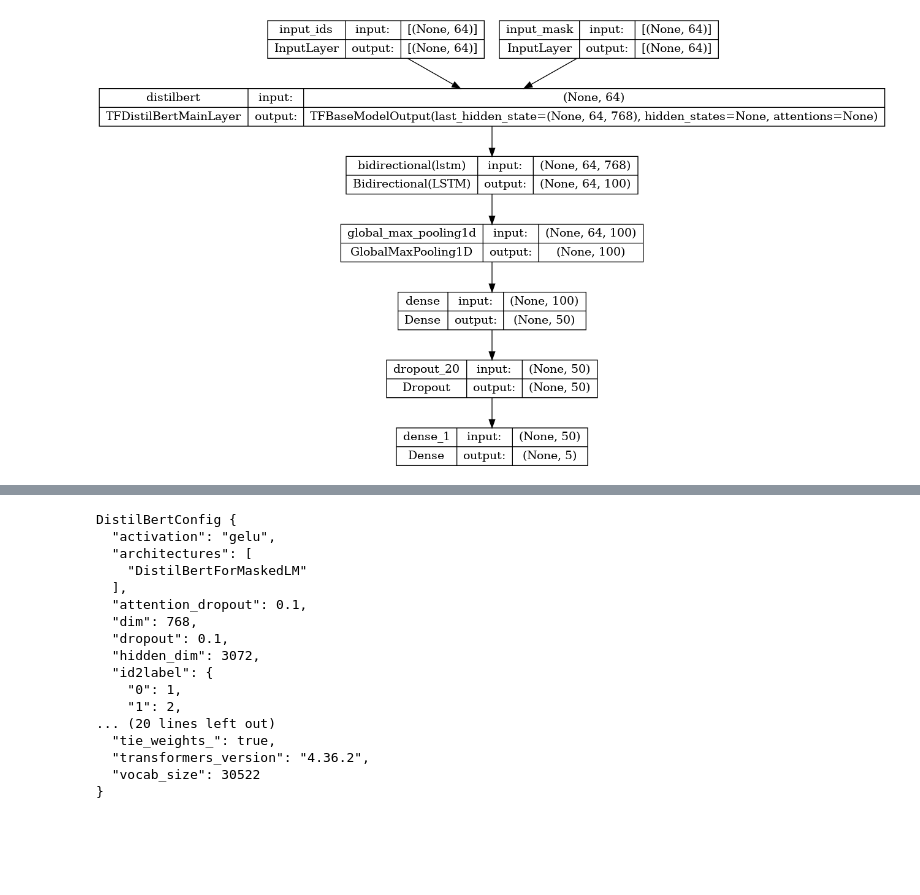
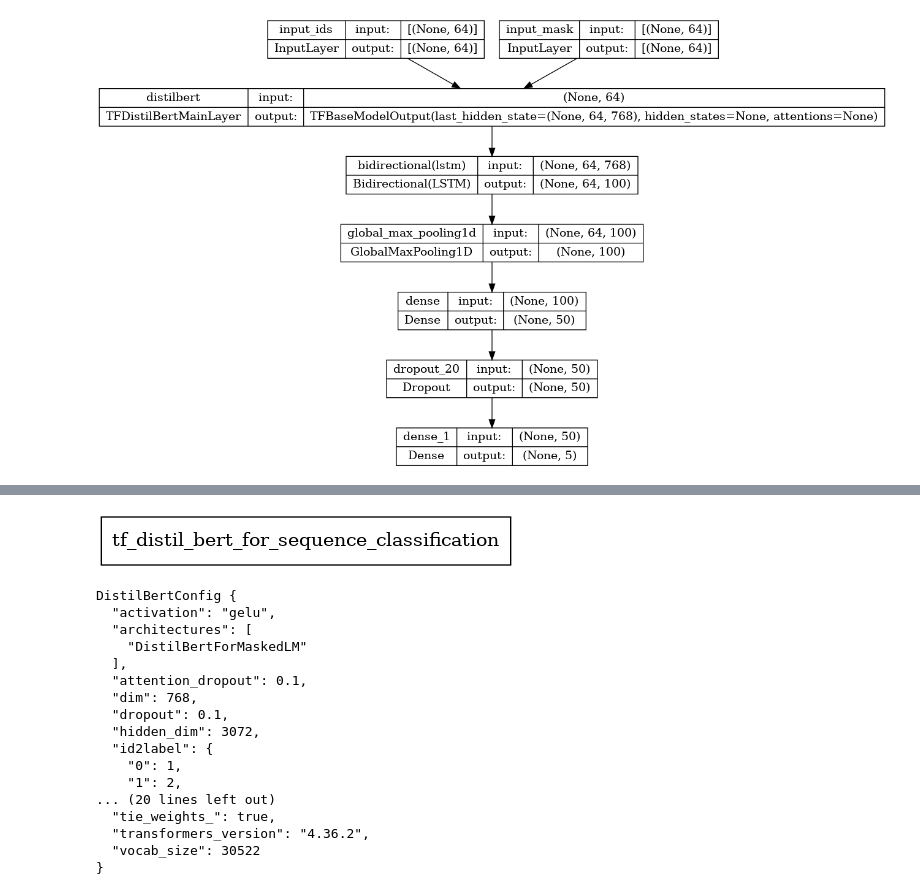
Before and after one commit to developer-onizuka/MachineLearningOnAWS, a Jupyter notebook: load_model.ipynb, the cells around one changed output, grey strips where cells are left out. Saved outputs shown, nothing was run; the diff lists cells and outputs as text; code cells hidden in the pictures; blank space fills up the shorter version.

```diff
--- a/load_model.ipynb
+++ b/load_model.ipynb
@@ -43,3 +87,9 @@ from tensorflow.keras.utils import plot_model
 plot_model(model,show_shapes=True)
 # %% [output]
 [figure]
+# %%
+config = DistilBertConfig.from_pretrained(
+    "distilbert-base-uncased",
+)
+# %%
+transformer_model = TFDistilBertForSequenceClassification.from_pretrained("distilbert-base-uncased", config=config)
@@ -46,3 +123,7 @@ plot_model(model,show_shapes=True)
+# %%
+plot_model(transformer_model,show_shapes=True)
+# %% [output]
+[figure, added]
 # %%
 max_seq_length = 64
 
```
Also changed, not shown: parts of 14 cells of this notebook.
